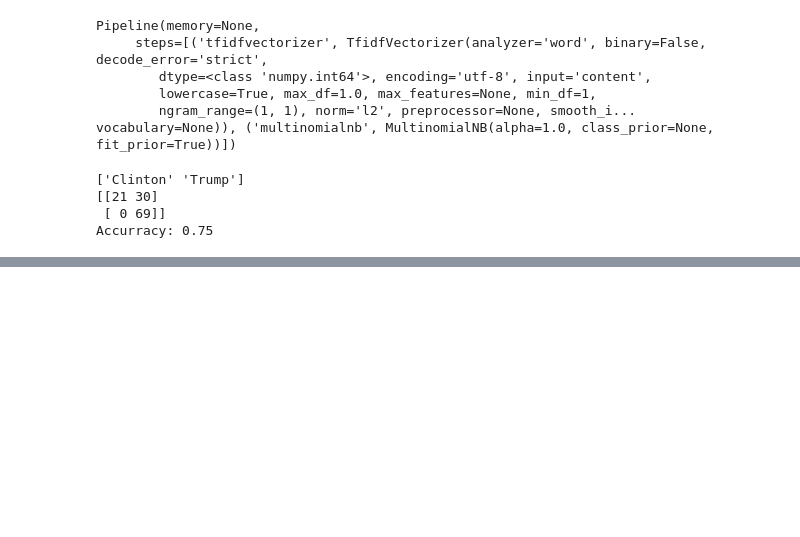
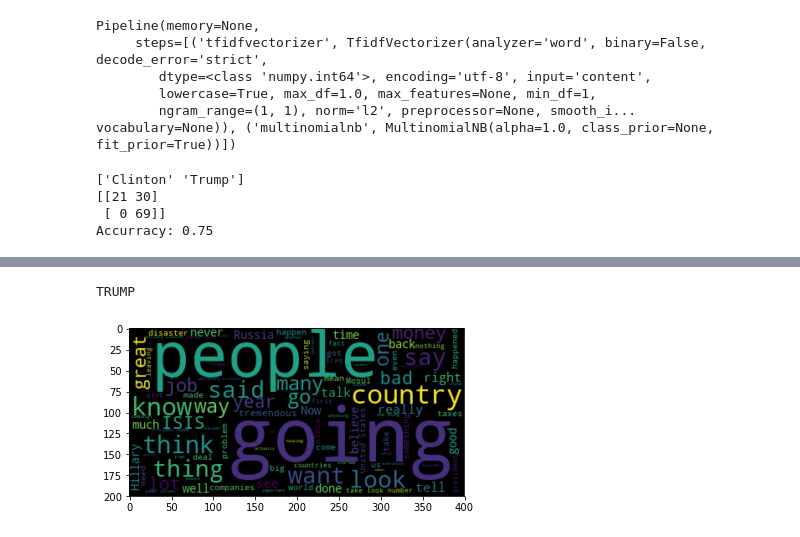
Before and after one commit to aaubrey91/homework, a Jupyter notebook: caseStudies/speech_analysis.ipynb, the cells around one changed output, grey strips where cells are left out. Cells and saved outputs as stored; diff of their text form; code cells hidden in the pictures; blank space fills up the shorter version.

```diff
--- a/caseStudies/speech_analysis.ipynb
+++ b/caseStudies/speech_analysis.ipynb
@@ -66,7 +66,7 @@ from nltk.tokenize import TweetTokenizer
 stop_words = set(stopwords.words('english'))
 
 def remove_stopwords(sen, stopwords=stop_words):
-    punct = [',','.',"'",'!',';']
+    punct = [',','.',"'",'!',';','?','-']
     #tokens = word_tokenize(sen)
     tt = TweetTokenizer()
     tokens = tt.tokenize(sen)
@@ -156,0 +157,16 @@ Accurracy: 0.833333333333
+# %%
+# Reference: https://github.com/amueller/word_cloud
+from wordcloud import WordCloud
+
+#Combine all lines for each candidate
+trump = ''.join(df[df['Speaker'] == 'Trump']['Text'])
+clinton = ''.join(df[df['Speaker'] == 'Clinton']['Text'])
+
+print("TRUMP")
+wc = WordCloud(max_words=100).generate(trump)
+plt.imshow(wc.recolor(),
+           interpolation="bilinear")
+plt.show()
+# %% [output]
+TRUMP
+[figure, added]
```
Also changed, not shown: parts of 4 cells of this notebook.
